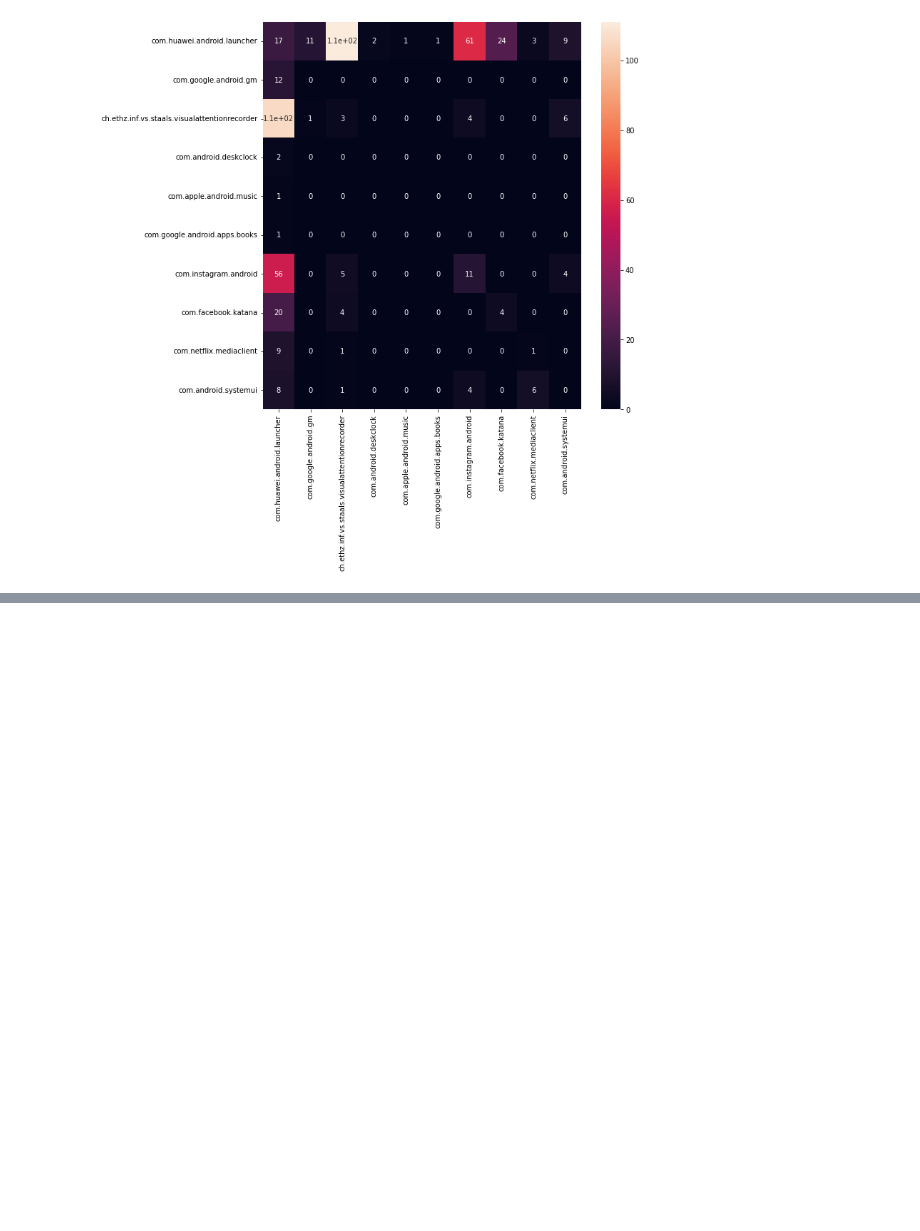
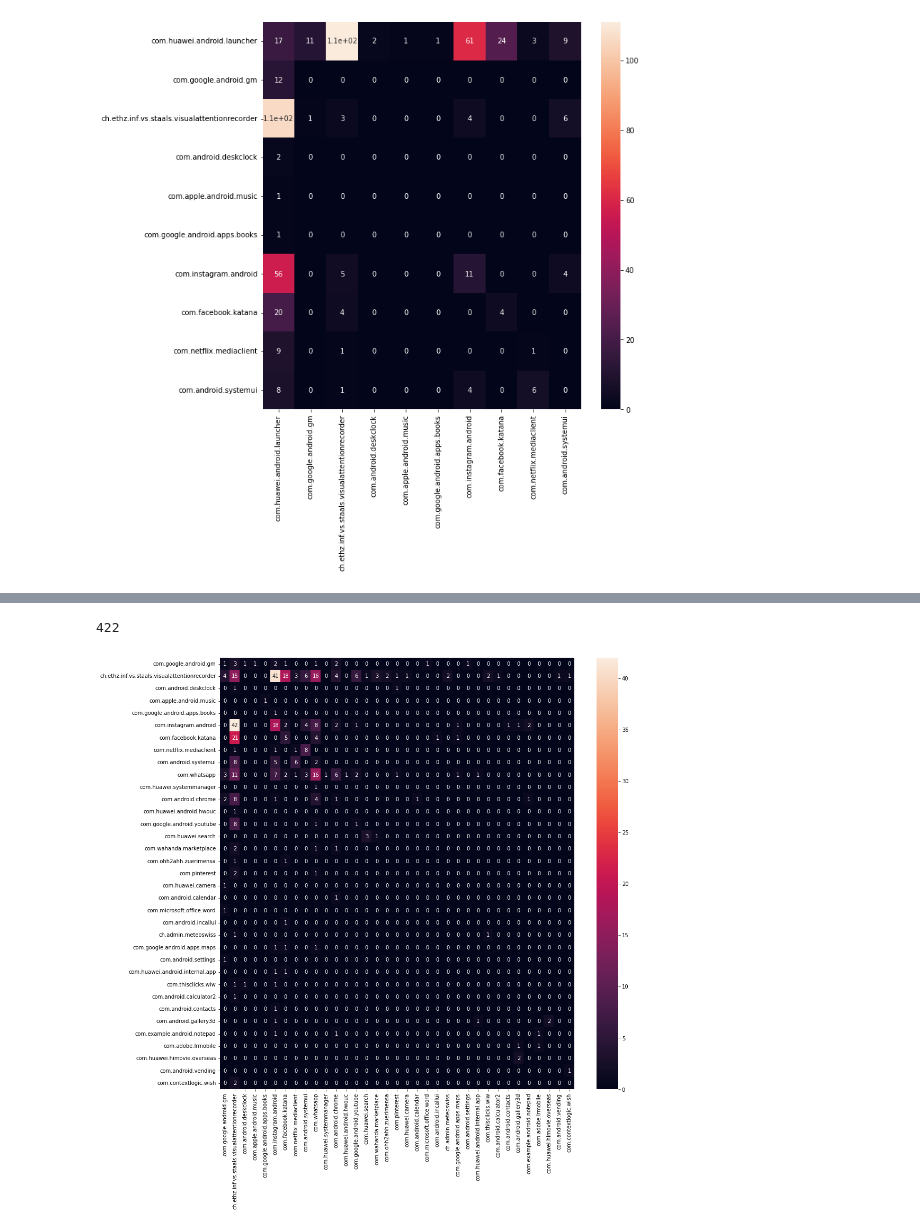
Before and after one commit to AbhishekKaushikCV/HCI, a Jupyter notebook: Transition_matrix_1.ipynb, the cells around one changed output, grey strips where cells are left out. Drawn from its saved outputs; the diff is of its cells as text; code cells hidden in the pictures; blank space fills up the shorter version.

```diff
--- a/Transition_matrix_1.ipynb
+++ b/Transition_matrix_1.ipynb
@@ -174,0 +179,7 @@ plt.savefig('10_apps_transition.png')
+# %%
+# Change  the string app name to integer
+app_names = m_app_data.name.unique() # Different app names used in the data
+changed_names = [0,1,2,3,4,5,6,7,8,9,10,11,12,13,14,15,16,17,18,19,20,21,22,23,24,25,26,27,28,29,30,31,32,33,34] # New app names
+
+m_app_data = m_app_data.replace(to_replace=app_names,value=changed_names) # Replace old names by new names
+m_app_data
@@ -174,0 +200,6 @@ plt.savefig('10_apps_transition.png')
+# %%
+# Total tranisitions by the participant
+
+m_transitions = m_app_data.name
+m_transitions = m_transitions.astype(np.int8) # Convert to type int8
+m_transitions
@@ -174,0 +219,5 @@ plt.savefig('10_apps_transition.png')
+# %%
+# Create the tansition matrix
+m_t_matrix = transition_matrix(m_transitions)
+
+for row in m_t_matrix: print(' '.join('{0:0}'.format(x) for x in row))
@@ -174,0 +242,16 @@ plt.savefig('10_apps_transition.png')
+# %%
+# to check the correctness
+total=sum(map(sum, m_t_matrix))
+print(total)
+# %% [output]
+422
+# %%
+# Convert the transition matrix to a numpy array for the heatmap
+m_arr = np.array(m_t_matrix)
+# %%
+# Plot the heatmap using the above matrix
+plt.figure(figsize=(15,15))
+ax = sns.heatmap(m_arr,annot=True,xticklabels=m_unique_apps,yticklabels=m_unique_apps)
+plt.savefig('Masked_transition.png')
+# %% [output]
+[figure, added]
```
Also changed, not shown: parts of 32 cells of this notebook.
